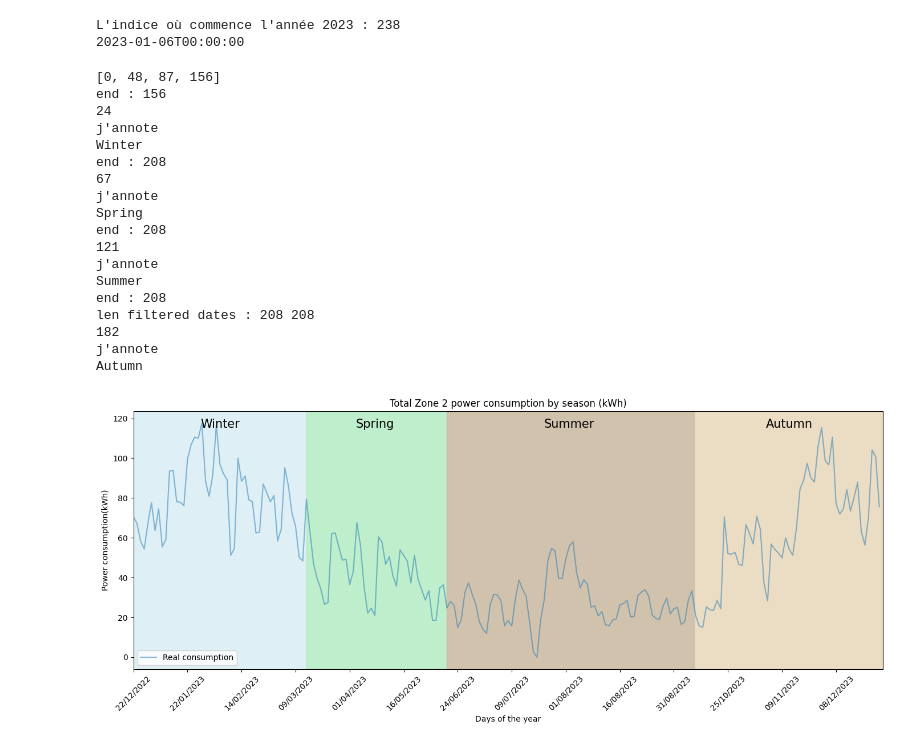
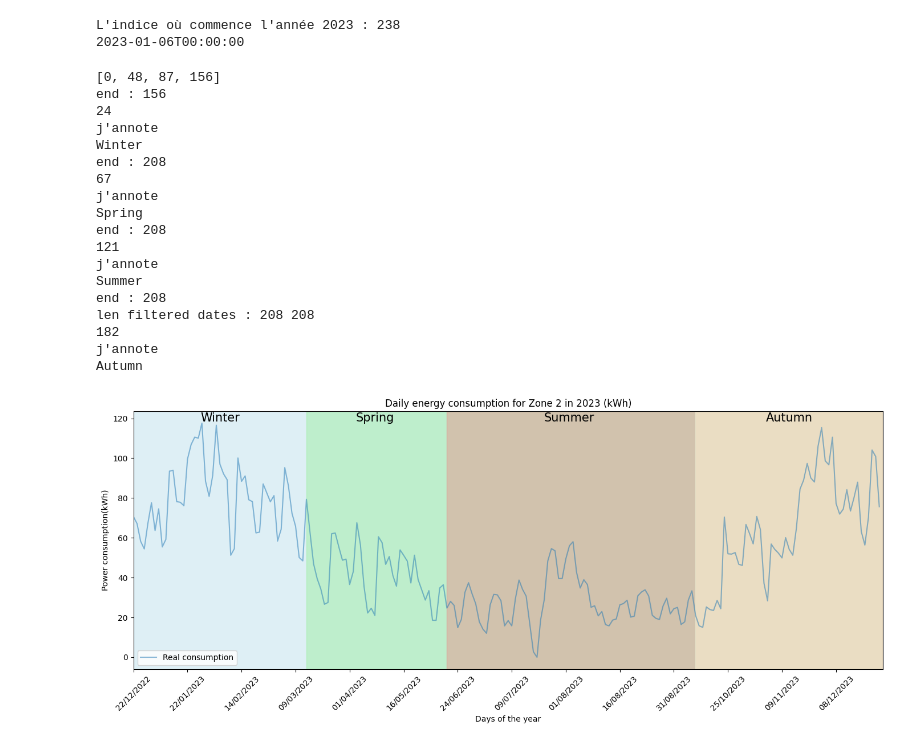
Before and after one commit to marcboelle/E4C_challenge_Team_NRG, a Jupyter notebook: plot_predictions.ipynb, the cells around one changed output. Cells and saved outputs as stored; diff of their text form; code cells hidden in the pictures.

Commit message:
Add prediction plots

```diff
--- a/plot_predictions.ipynb
+++ b/plot_predictions.ipynb
@@ -144,36 +145,36 @@ for i in range(len(season_start_indices)):
     print(pos)
     print("j'annote")
     print(season_labels[i])
-    plt.annotate(season_labels[i], xy=(pos, 0), xytext=(0, +290),
+    plt.annotate(season_labels[i], xy=(pos, 0), xytext=(0, +298),
                 textcoords='offset points', ha='center', fontsize=15, color='black')
 
-plt.title('Total Zone 2 power consumption by season (kWh)')
+plt.title('Daily energy consumption for Zone 2 in 2023 (kWh)')
 plt.xlabel('Days of the year')
 plt.ylabel('Power consumption(kWh)')
 
 plt.xlim(0, len(filtered_y_all))
 day_limit = 15
 plt.xticks(ticks =range(len(filtered_y_all))[::day_limit] , labels=date_for_plot_filter[::day_limit], rotation=45)
 plt.legend()
 plt.tight_layout()
 plt.show()
 # %% [output]
 [0, 48, 87, 156]
 end : 156
 24
 j'annote
 Winter
 end : 208
 67
 j'annote
 Spring
 end : 208
 121
 j'annote
 Summer
 end : 208
 len filtered dates : 208 208
 182
 j'annote
 Autumn
-[figure, old version]
+[figure, new version]
```
Also changed, not shown: parts of 9 cells of this notebook.
